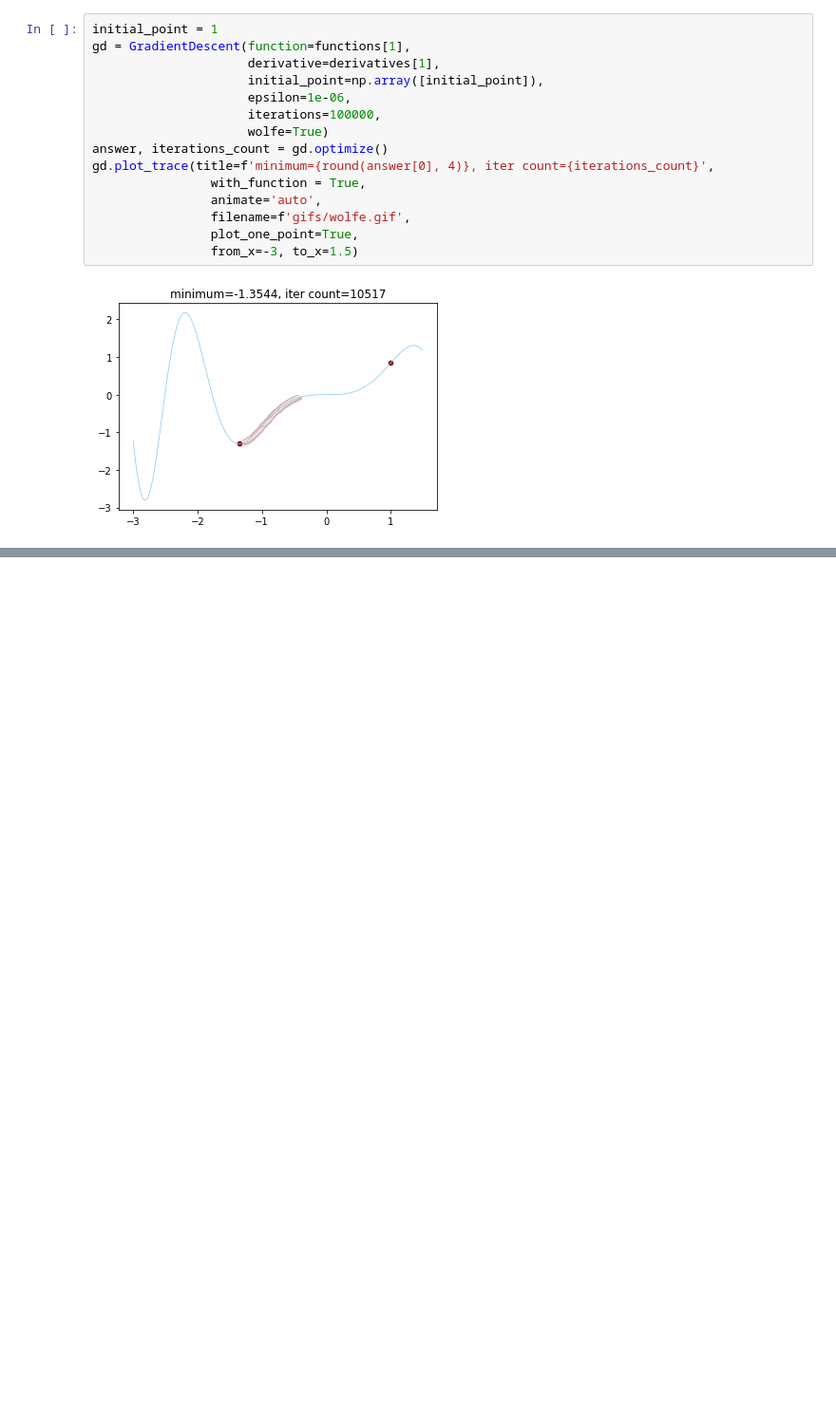
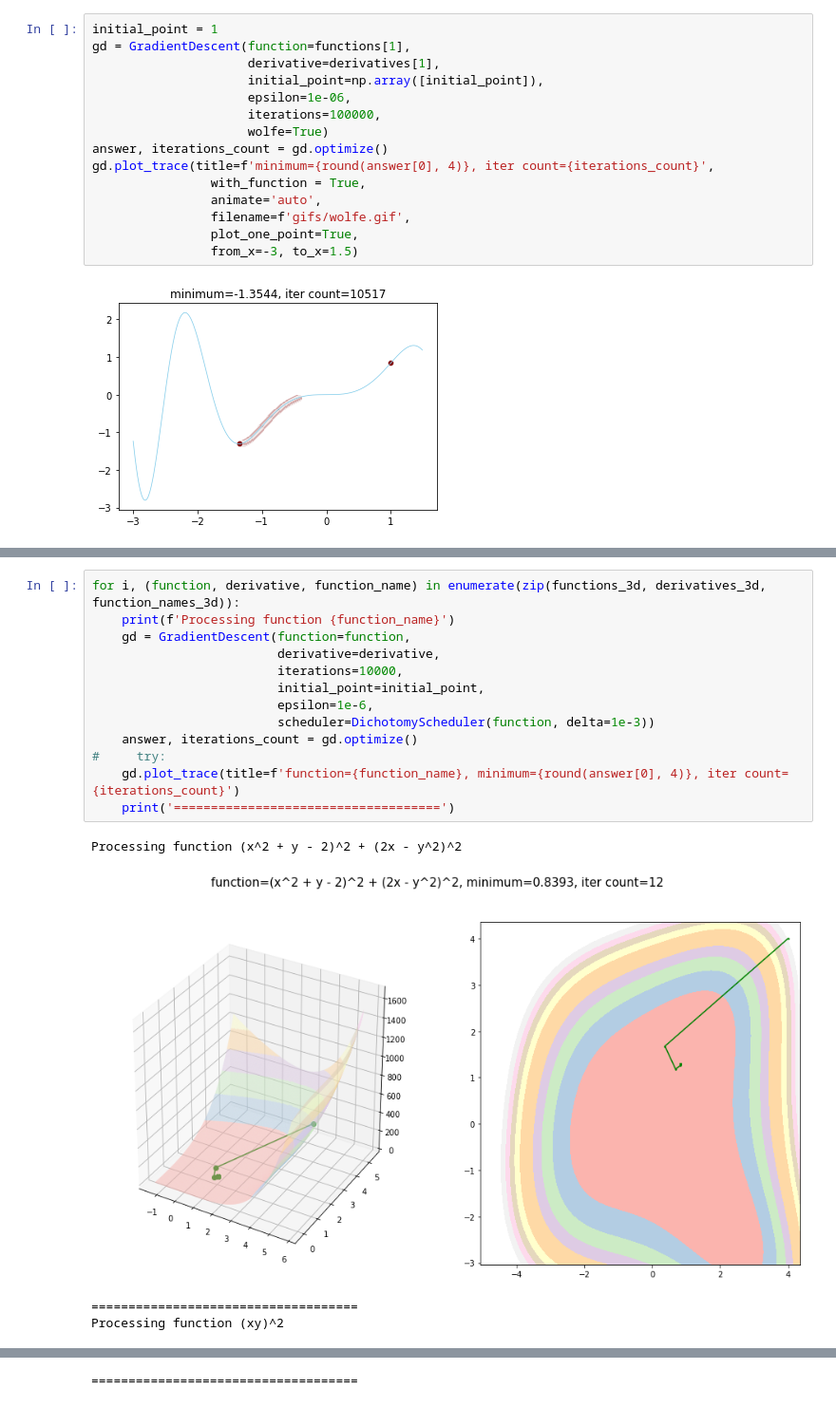
Before and after one commit to sashapff/optimization-methods, a Jupyter notebook: lab1.ipynb, the cells around one changed output, grey strips where cells are left out. Shown at 95% size. Drawn from its saved outputs; the diff is of its cells as text; blank space fills up the shorter version.

```diff
--- a/lab1.ipynb
+++ b/lab1.ipynb
@@ -142,0 +230,18 @@ gd.plot_trace(title=f'minimum={round(answer[0], 4)}, iter count={iterations_coun
+# %%
+for i, (function, derivative, function_name) in enumerate(zip(functions_3d, derivatives_3d, function_names_3d)):
+    print(f'Processing function {function_name}')
+    gd = GradientDescent(function=function,
+                         derivative=derivative,
+                         iterations=10000,
+                         initial_point=initial_point,
+                         epsilon=1e-6,
+                         scheduler=DichotomyScheduler(function, delta=1e-3))
+    answer, iterations_count = gd.optimize()
+#     try:
+    gd.plot_trace(title=f'function={function_name}, minimum={round(answer[0], 4)}, iter count={iterations_count}')
+    print('====================================')
+# %% [output]
+Processing function (x^2 + y - 2)^2 + (2x - y^2)^2
+[figure, added]
+====================================
+Processing function (xy)^2
@@ -142,0 +249 @@ gd.plot_trace(title=f'minimum={round(answer[0], 4)}, iter count={iterations_coun
+====================================
```
Also changed, not shown: parts of 15 cells of this notebook, 7 other files.
